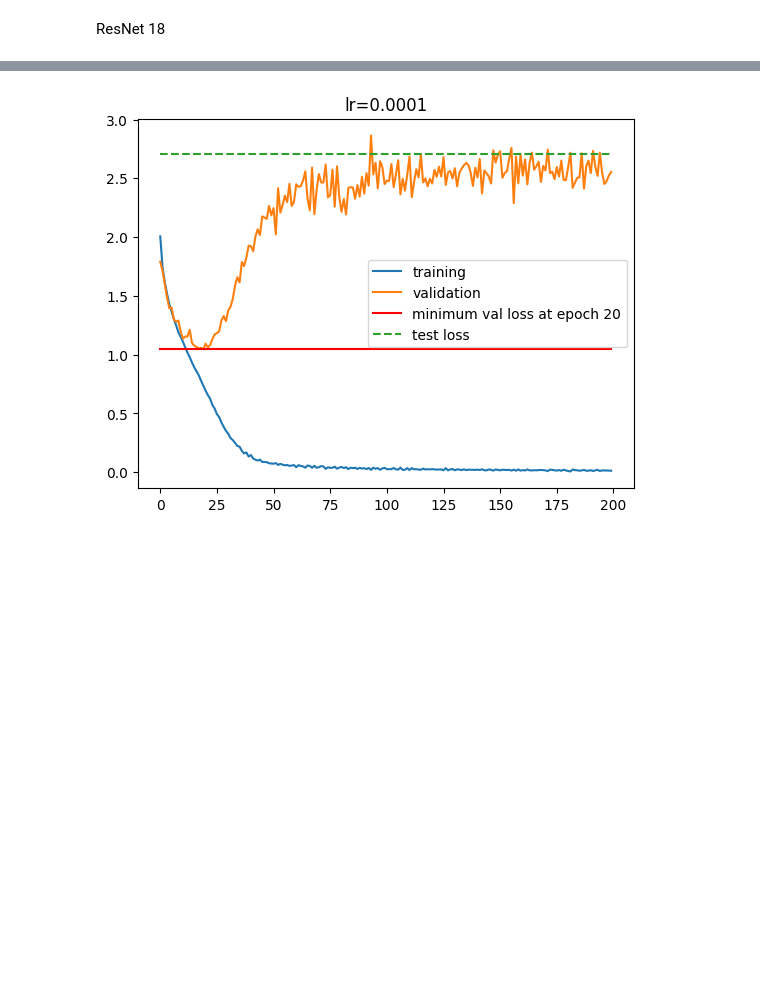
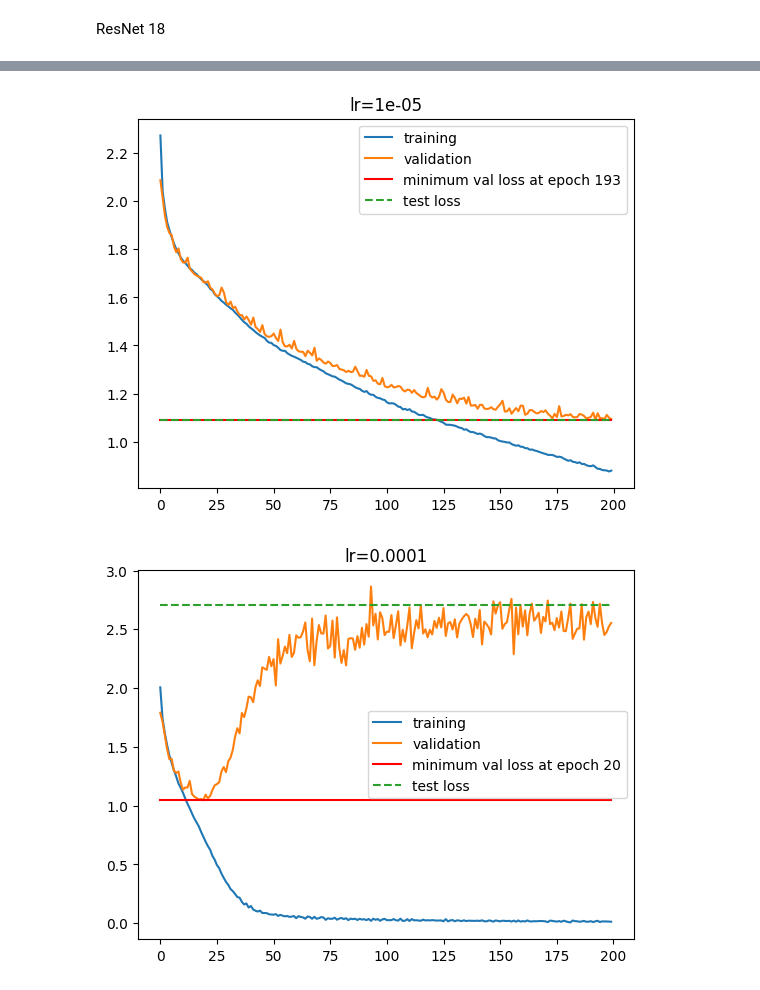
Before and after one commit to krispypancakes/vision-stuff, a Jupyter notebook: notebooks/cifar_convnet.ipynb, the cells around one changed output, grey strips where cells are left out. Saved outputs shown, nothing was run; the diff lists cells and outputs as text; code cells hidden in the pictures; blank space fills up the shorter version.

```diff
--- a/notebooks/cifar_convnet.ipynb
+++ b/notebooks/cifar_convnet.ipynb
@@ -335,3 +264,15 @@ plt.show()
+# %%
+# better, but still seems to diverge beginning in about epoch 30 or so
+plt.figure()
+plt.title(f'lr={lr}')
+plt.plot(range(epochs), losses, label='training')
+plt.plot(range(epochs), val_losses, label='validation')
+plt.plot(range(epochs), [np.min(val_losses)]*epochs, color='r', label=f'minimum val loss at epoch {np.argmin(val_losses)+1}')
+plt.plot(range(epochs), [test_loss]*epochs, linestyle='dashed', label='test loss')
+plt.legend()
+plt.show()
+# %% [output]
+[figure, added]
 # %%
 # we can either adapt the learning rate at about 25 or make it way smaller
 plt.figure()
```
Also changed, not shown: parts of 15 cells of this notebook, 1 other file.
